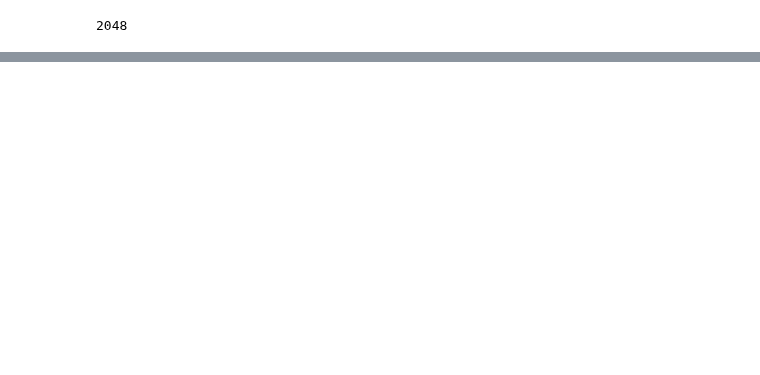
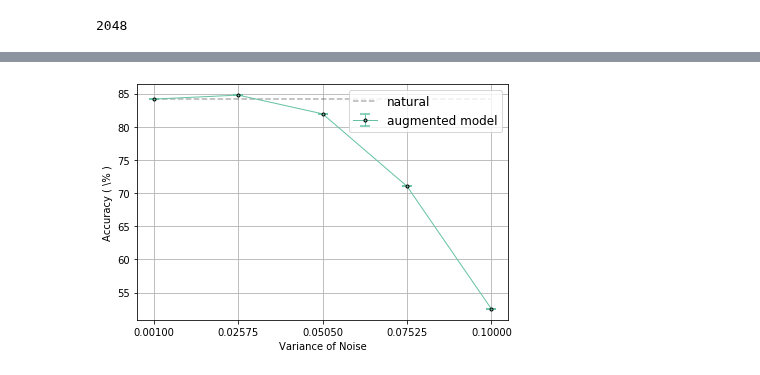
Before and after one commit to stockeh/augmented-image-classification, a Jupyter notebook: notebooks/Transfer-Learning.ipynb, the cells around one changed output, grey strips where cells are left out. Cells and saved outputs as stored; diff of their text form; code cells hidden in the pictures; blank space fills up the shorter version.

```diff
--- a/notebooks/Transfer-Learning.ipynb
+++ b/notebooks/Transfer-Learning.ipynb
@@ -160,0 +178,4 @@ morenoise_pct = ml.percent_correct(Ttest, ml.batched_use(nnet, morenoise_Xtest,
+# %%
+per.test_increasing_noise(nnet, Xtest, Ttest, var_range=(0.001, 0.1), trials_per_step=1)
+# %% [output]
+[figure, added]
```
Also changed, not shown: parts of 12 cells of this notebook.
